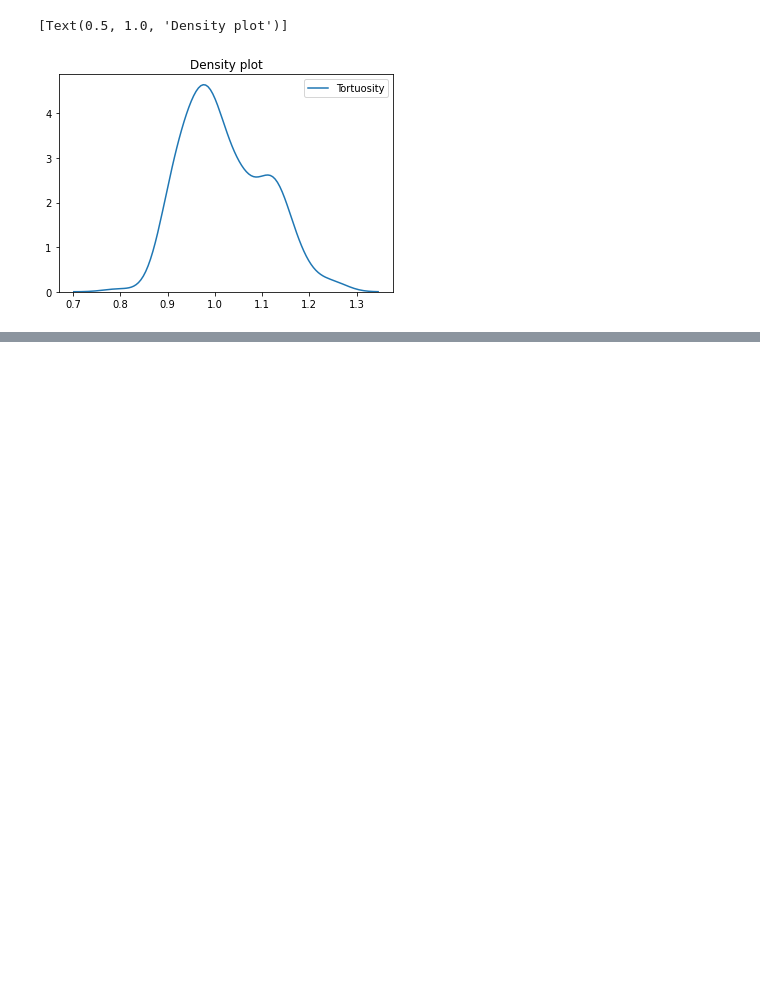
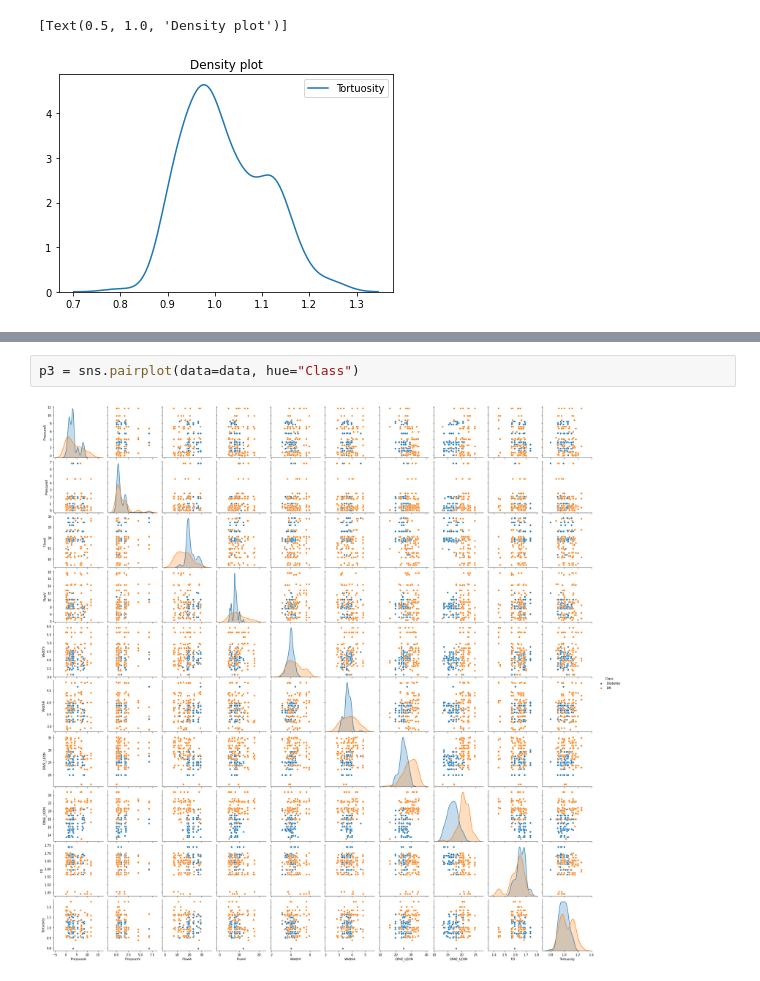
Before and after one commit to animaviridis/dmv-practicals, a Jupyter notebook: colab/p12/Practical1_exercise.ipynb, the cells around one changed output, grey strips where cells are left out. Cells and saved outputs as stored; diff of their text form; blank space fills up the shorter version.

Commit message:
[p12] Step 4 - pair plot (scatter plots grid)

```diff
--- a/colab/p12/Practical1_exercise.ipynb
+++ b/colab/p12/Practical1_exercise.ipynb
@@ -92,0 +95,4 @@ p2.set(title='Density plot')
+# %%
+p3 = sns.pairplot(data=data, hue="Class")
+# %% [output]
+[figure, added]
```
Also changed, not shown: parts of 3 cells of this notebook.
